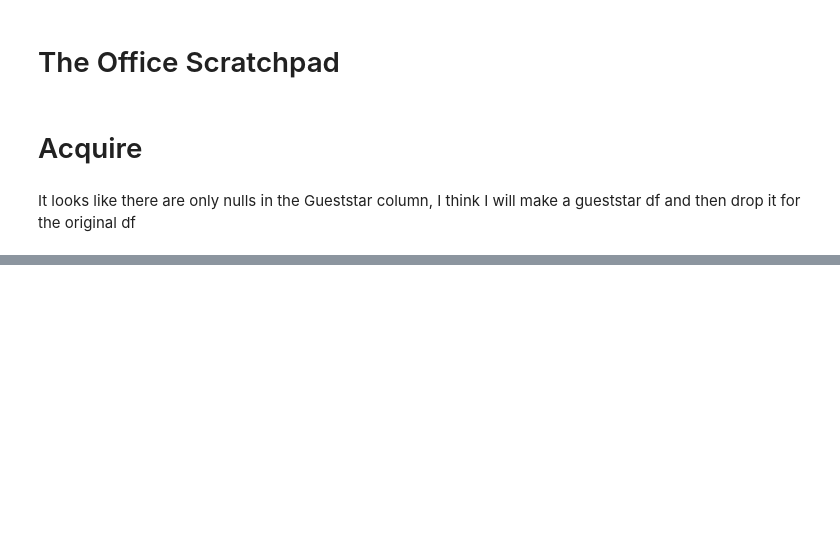
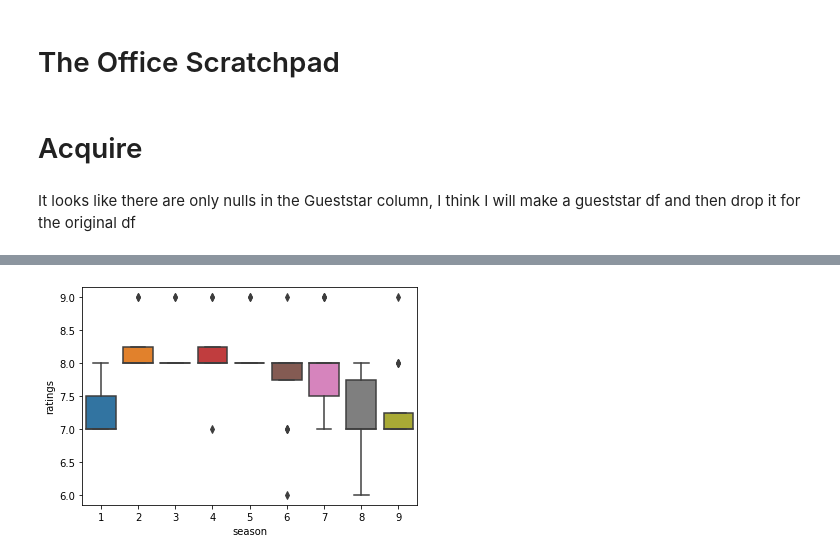
Before and after one commit to jamesallen0351/the_office, a Jupyter notebook: office_scratchpad.ipynb, the cells around one changed output, grey strips where cells are left out. Drawn from its saved outputs; the diff is of its cells as text; code cells hidden in the pictures; blank space fills up the shorter version.

```diff
--- a/office_scratchpad.ipynb
+++ b/office_scratchpad.ipynb
@@ -399,0 +400,6 @@ for col in train.columns:
+# %%
+sns.boxplot(train.season, train.ratings)
+
+plt.show()
+# %% [output]
+[figure, added]
```
Also changed, not shown: parts of 37 cells of this notebook.
